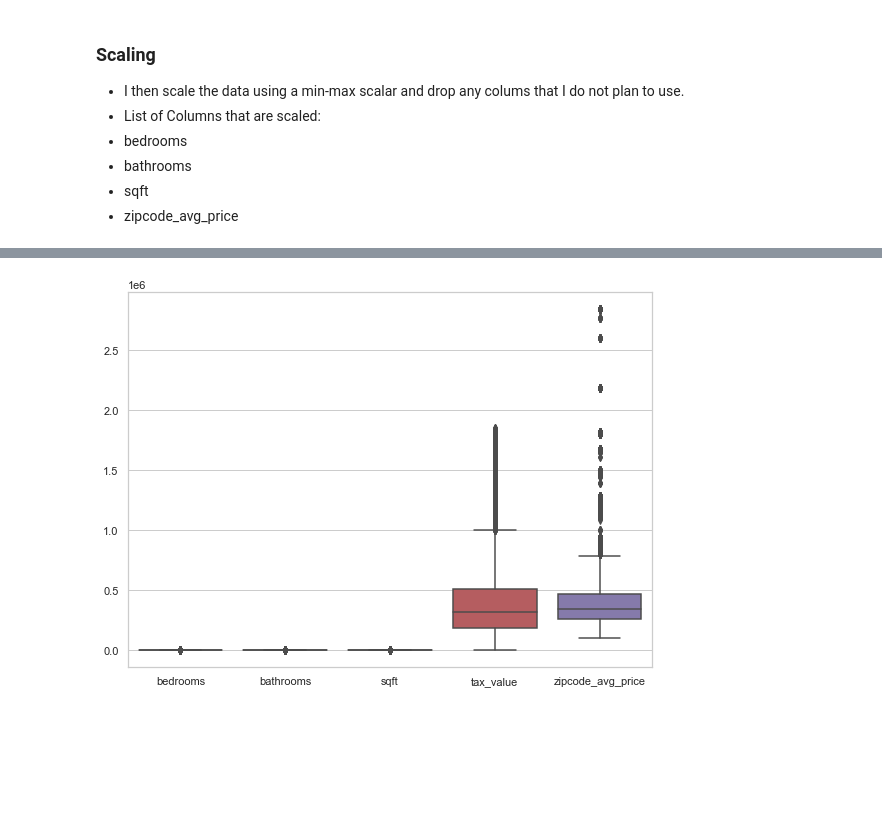
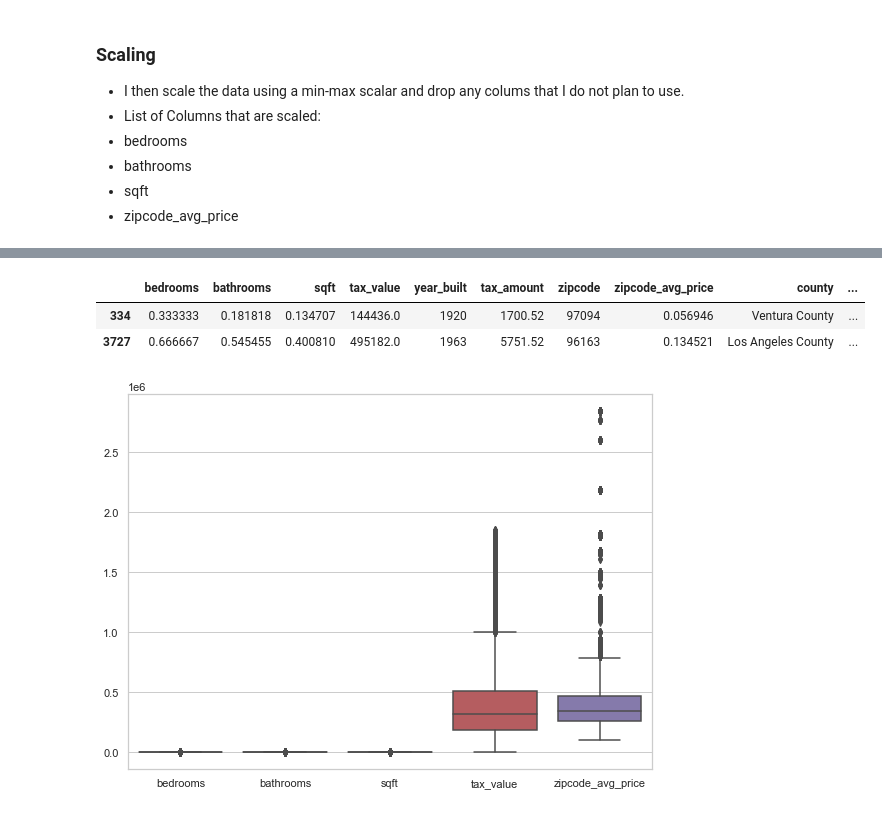
Before and after one commit to jeffakins/zillow_2017_project, a Jupyter notebook: zillow_project.ipynb, the cells around one changed output, grey strips where cells are left out. Cells and saved outputs as stored; diff of their text form; code cells hidden in the pictures; blank space fills up the shorter version.

```diff
--- a/zillow_project.ipynb
+++ b/zillow_project.ipynb
@@ -93,3 +102,11 @@ Test shape:  (7448, 8)
+# %%
+# Scale
+train, validate, test = zw.zillow_scaler(train, validate, test)
+train.head(2)
+# %% [output]
+|  | bedrooms | bathrooms | sqft | tax_value | year_built | tax_amount | zipcode | zipcode_avg_price | county | ... |
+| 334 | 0.333333 | 0.181818 | 0.134707 | 144436.0 | 1920 | 1700.52 | 97094 | 0.056946 | Ventura County | ... |
+| 3727 | 0.666667 | 0.545455 | 0.400810 | 495182.0 | 1963 | 5751.52 | 96163 | 0.134521 | Los Angeles County | ... |
 # %%
 plt.figure(figsize=(8,6))
 
```
Also changed, not shown: parts of 9 cells of this notebook, 3 other files.
